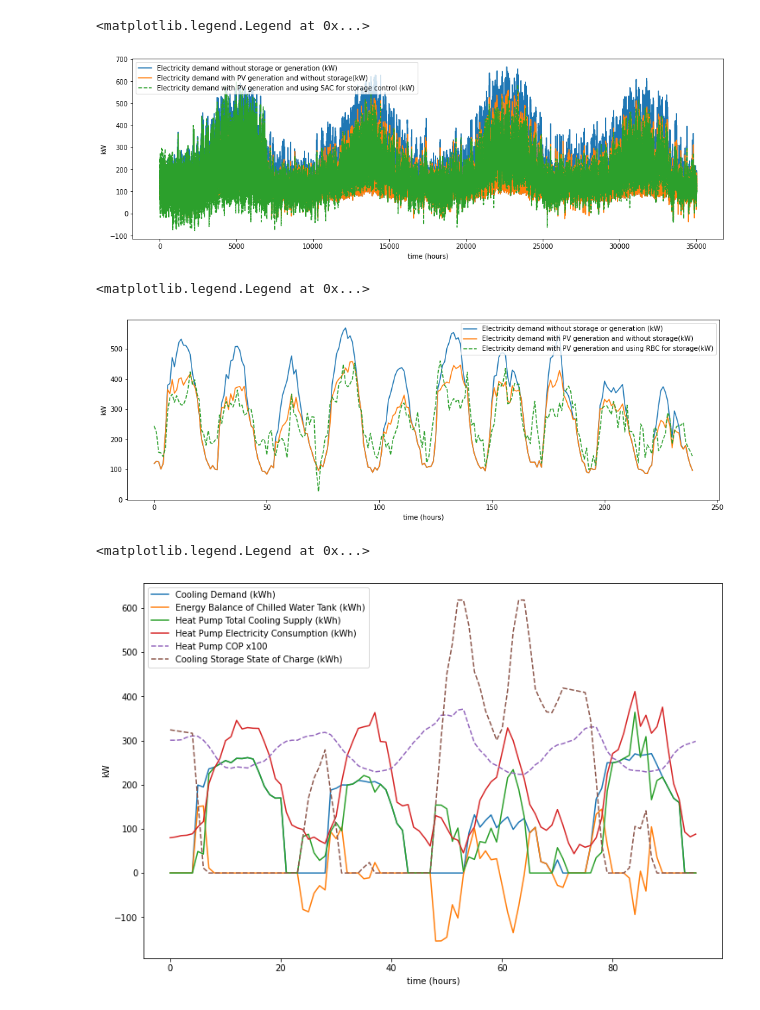
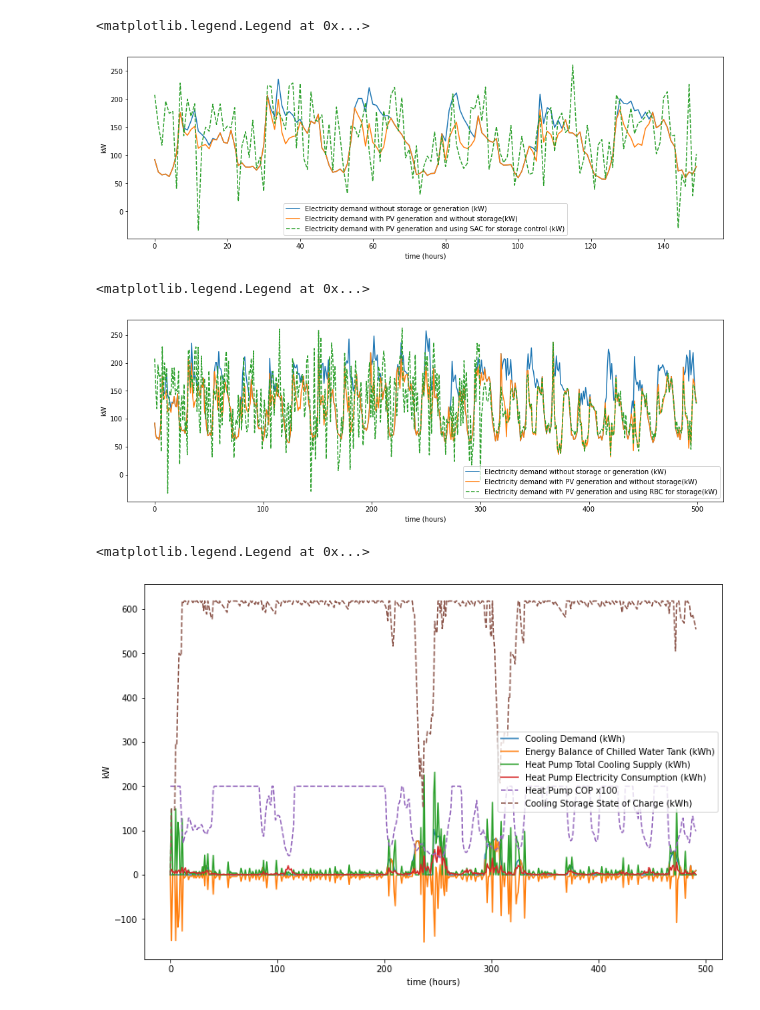
Before and after one commit to intelligent-environments-lab/CityLearn, a Jupyter notebook: example_sac.ipynb, the cells around one changed output. Saved outputs shown, nothing was run; the diff lists cells and outputs as text; code cells hidden in the pictures.

```diff
--- a/example_sac.ipynb
+++ b/example_sac.ipynb
@@ -9,14 +9,14 @@ from agents.sac import SAC as Agent
 # %%
 # Load environment
 climate_zone = 5
-params = {'data_path':Path("data/Climate_Zone_"+str(climate_zone)),
+params = {'data_path':Path("/Users/xiejiahan/PycharmProjects/CityLearn/data/Climate_Zone_"+str(climate_zone)),
         'building_attributes':'building_attributes.json',
         'weather_file':'weather_data.csv',
         'solar_profile':'solar_generation_1kW.csv',
         'carbon_intensity':'carbon_intensity.csv',
         'building_ids':["Building_"+str(i) for i in [1,2,3,4,5,6,7,8,9]],
-        'buildings_states_actions':'buildings_state_action_space.json',
-        'simulation_period': (0, 8760*4-1),
+        'buildings_states_actions':'/Users/xiejiahan/PycharmProjects/CityLearn/buildings_state_action_space.json',
+        'simulation_period': (0, 500),
         'cost_function': ['ramping','1-load_factor','average_daily_peak','peak_demand','net_electricity_consumption','carbon_emissions'],
         'central_agent': False,
         'save_memory': False }
@@ -41,7 +41,7 @@ state = env.reset()
 done = False
 
 action, coordination_vars = agents.select_action(state)
-while not done:
+for i in range(500):
     next_state, reward, done, _ = env.step(action)
     action_next, coordination_vars_next = agents.select_action(next_state)
     agents.add_to_buffer(state, action, reward, next_state, done, coordination_vars, coordination_vars_next)
@@ -71,21 +63,21 @@ Device:cuda
 # %%
-sim_period = (0, 8760*4 - 1)
-interval = range(sim_period[0], sim_period[1])
+sim_period = (0, 500)
+interval = range(0, 150)
 plt.figure(figsize=(16,5))
 plt.plot(env.net_electric_consumption_no_pv_no_storage[interval])
 plt.plot(env.net_electric_consumption_no_storage[interval])
 plt.plot(env.net_electric_consumption[interval], '--')
 plt.xlabel('time (hours)')
 plt.ylabel('kW')
 plt.legend(['Electricity demand without storage or generation (kW)',
             'Electricity demand with PV generation and without storage(kW)',
             'Electricity demand with PV generation and using SAC for storage control (kW)'])
 # %% [output]
 <matplotlib.legend.Legend at 0x...>
-[figure, old version]
+[figure, new version]
 # %%
 # Plotting summer operation in the last year
-interval = range(8760*3 + 24*30*6, 8760*3 + 24*30*6 + 24*10)
+interval = range(8760*0 + 24*30*0 + 00, 8760*3*0 + 24*30*6*0 + 500 )
 plt.figure(figsize=(16,5))
 plt.plot(env.net_electric_consumption_no_pv_no_storage[interval])
 plt.plot(env.net_electric_consumption_no_storage[interval])
@@ -97,16 +89,16 @@ plt.legend(['Electricity demand without storage or generation (kW)',
             'Electricity demand with PV generation and using RBC for storage(kW)'])
 # %% [output]
 <matplotlib.legend.Legend at 0x...>
-[figure, old version]
+[figure, new version]
 # %%
 building_number = 'Building_1'
-interval = (range(24*30*6 + 8760*3,24*30*6 + 8760*3 + 24*4))
+interval = (range(24*30*6*0 + 8760*3*0 + 00,24*30*6*0 + 8760*3*0 + 300 + 24*8))
 plt.figure(figsize=(12,8))
 plt.plot(env.buildings[building_number].cooling_demand_building[interval])
 plt.plot(env.buildings[building_number].cooling_storage_to_building[interval] - env.buildings[building_number].cooling_device_to_storage[interval])
 plt.plot(env.buildings[building_number].cooling_device.cooling_supply[interval])
 plt.plot(env.electric_consumption_cooling[interval])
-plt.plot(env.buildings[building_number].cooling_device.cop_cooling[interval]*100,'--')
+plt.plot(env.buildings[building_number].cooling_device.cop_cooling[interval]*10,'--')
 plt.plot(env.buildings[building_number].cooling_storage.soc[interval],'--')
 plt.xlabel('time (hours)')
 plt.ylabel('kW')
@@ -118,6 +110,6 @@ plt.legend(['Cooling Demand (kWh)',
             'Cooling Storage State of Charge (kWh)'])
 # %% [output]
 <matplotlib.legend.Legend at 0x...>
-[figure, old version]
+[figure, new version]
 # %%
 building_number = 'Building_9'
```
Also changed, not shown: parts of 2 cells of this notebook, 16 other files.
